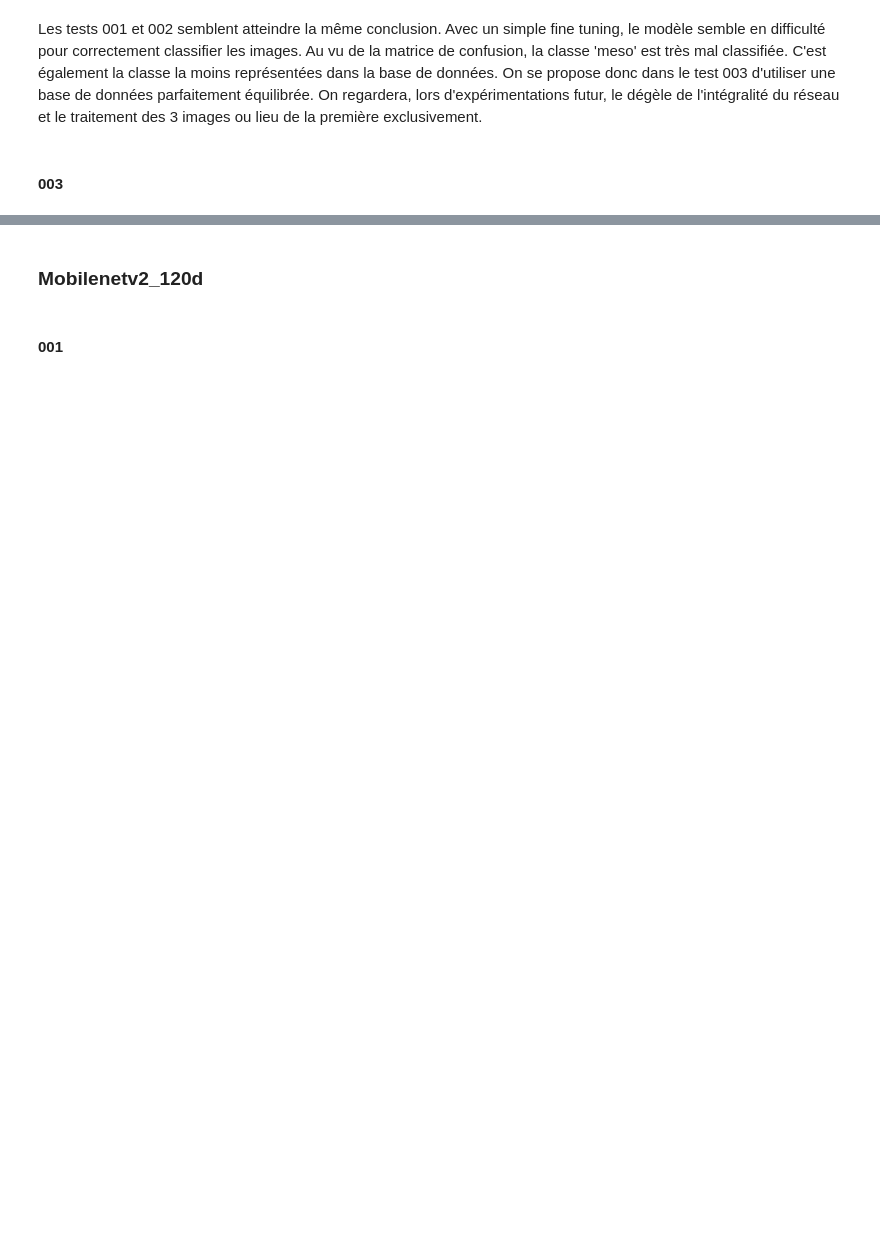
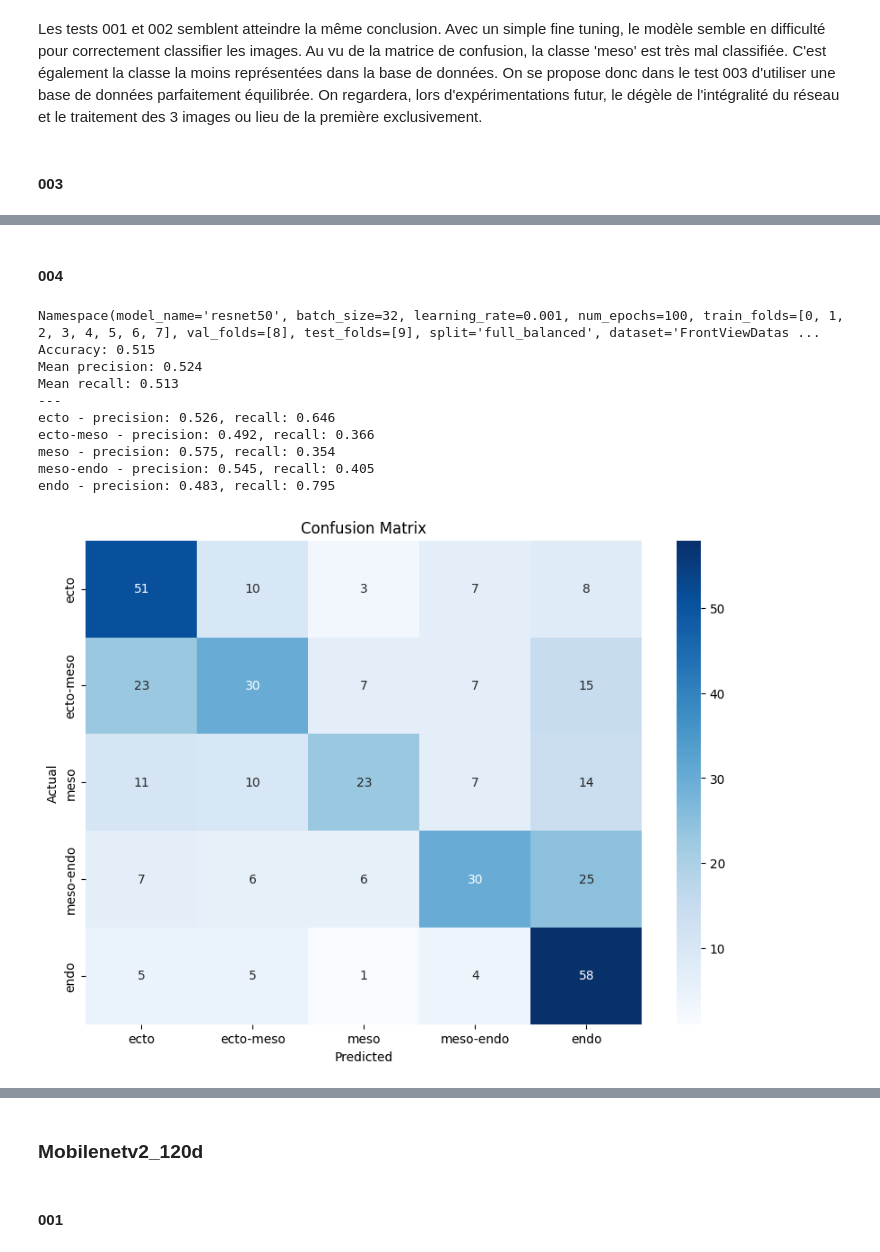
Before and after one commit to dbraun-ub/MorphoClassification, a Jupyter notebook: Models_Evaluation.ipynb, the cells around one changed output, grey strips where cells are left out. Saved outputs shown, nothing was run; the diff lists cells and outputs as text; code cells hidden in the pictures; blank space fills up the shorter version.

```diff
--- a/Models_Evaluation.ipynb
+++ b/Models_Evaluation.ipynb
@@ -27,26 +28,22 @@ def load_dataset(split_dir, split, test_folds, image_dir, transform):
 # %%
 def load_model(model_name, in_channels, num_classes, model_path):
     model = timm.create_model(model_name, pretrained=False, in_chans=in_channels, num_classes=num_classes)
-    model.load_state_dict(torch.load(model_path))
-
-    device = torch.device("cuda" if torch.cuda.is_available() else "cpu")
-    model.to(device)
+    model.load_state_dict(torch.load(model_path, map_location=torch.device('cpu')))
+    model = model.to('cpu')
 
     model.eval()
 
     return model
 # %%
 def evaluate_model(model, dataloader):
-    device = torch.device("cuda" if torch.cuda.is_available() else "cpu")
     model.eval()  # Set the model to evaluation mode
-    test_loss = 0.0
     correct = 0
     total = 0
     list_predictions = []
     list_targets = []
     with torch.no_grad():
         for inputs, targets in dataloader:
-            inputs, targets = inputs.to(device), targets.to(device)
+            inputs, targets = inputs, targets
             outputs = model(inputs)
             _, predicted = torch.max(outputs, 1)
             total += targets.size(0)
@@ -129,7 +130,7 @@ def plot_confusion_matrix(predictions, targets):
 # %% [markdown]
 ## Variables globales
 # %%
-image_dir_batch1 = r'C:\Users\Daniel\Documents\Data\Batch1'
+image_dir_batch1 = r'C:\Users\Daniel\Documents\Data\MORPHO_Batch1'
 split_dir = r'C:\Users\Daniel\Documents\Workspace\ClinicDataAnalysis\splits'
 label_to_index = {
             'ecto': 0,
@@ -146,6 +147,11 @@ index_to_label = {
             3: 'meso-endo',
             4: 'endo'
             }
+
+list_datasets = {
+    'FrontViewDataset': FrontViewDataset,
+    'ThreeViewsDataset': ThreeViewsDataset,
+}
 # %% [markdown]
 ## Evaluations
 # %% [markdown]
@@ -266,3 +278,44 @@ meso - precision: 0.418, recall: 0.354
 meso-endo - precision: 0.373, recall: 0.292
 endo - precision: 0.560, recall: 0.785
 [figure]
+# %% [markdown]
+#### 004
+# %%
+# Variables
+model_name = 'resnet50'
+split = "full_balanced"
+log_name = model_name + '_' + '004'
+weigths = 'model_epoch_15.pth'
+
+opt = options.load_options(os.path.join('runs', log_name, 'options.json'))
+print(opt)
+MyDataset = list_datasets[opt.dataset]
+model_path = os.path.join(r'C:\Users\Daniel\Documents\Workspace\MorphoClassification\runs', log_name, weigths)
+
+
+in_channels,h,w = opt.image_size
+transform = create_transform((in_channels, h, w))
+
+# Load Dataset
+dataloader = load_dataset(split_dir, opt.split, opt.test_folds, image_dir_batch1, transform)
+
+# Load model
+model = load_model(model_name, in_channels, opt.num_classes, model_path)
+
+# Evaluate model
+accuracy, predictions, targets = evaluate_model(model, dataloader)
+
+# Trace matrice de confusion
+plot_confusion_matrix(predictions, targets)
+# %% [output]
+Namespace(model_name='resnet50', batch_size=32, learning_rate=0.001, num_epochs=100, train_folds=[0, 1, 2, 3, 4, 5, 6, 7], val_folds=[8], test_folds=[9], split='full_balanced', dataset='FrontViewDatas ...
+Accuracy: 0.515
+Mean precision: 0.524
+Mean recall: 0.513
+---
+ecto - precision: 0.526, recall: 0.646
+ecto-meso - precision: 0.492, recall: 0.366
+meso - precision: 0.575, recall: 0.354
+meso-endo - precision: 0.545, recall: 0.405
+endo - precision: 0.483, recall: 0.795
+[figure, added]
```
Also changed, not shown: parts of 97 cells of this notebook, 3 other files.
